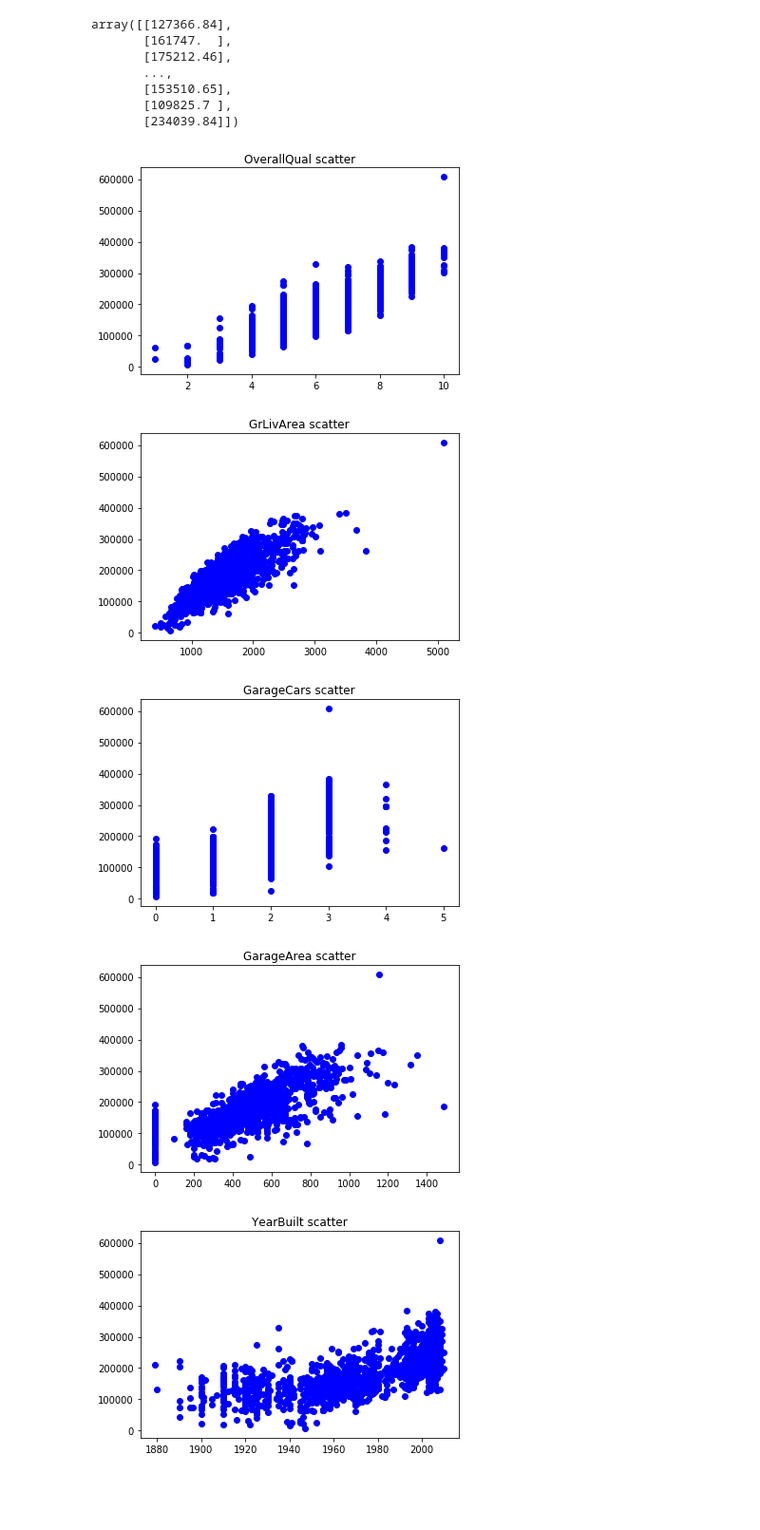
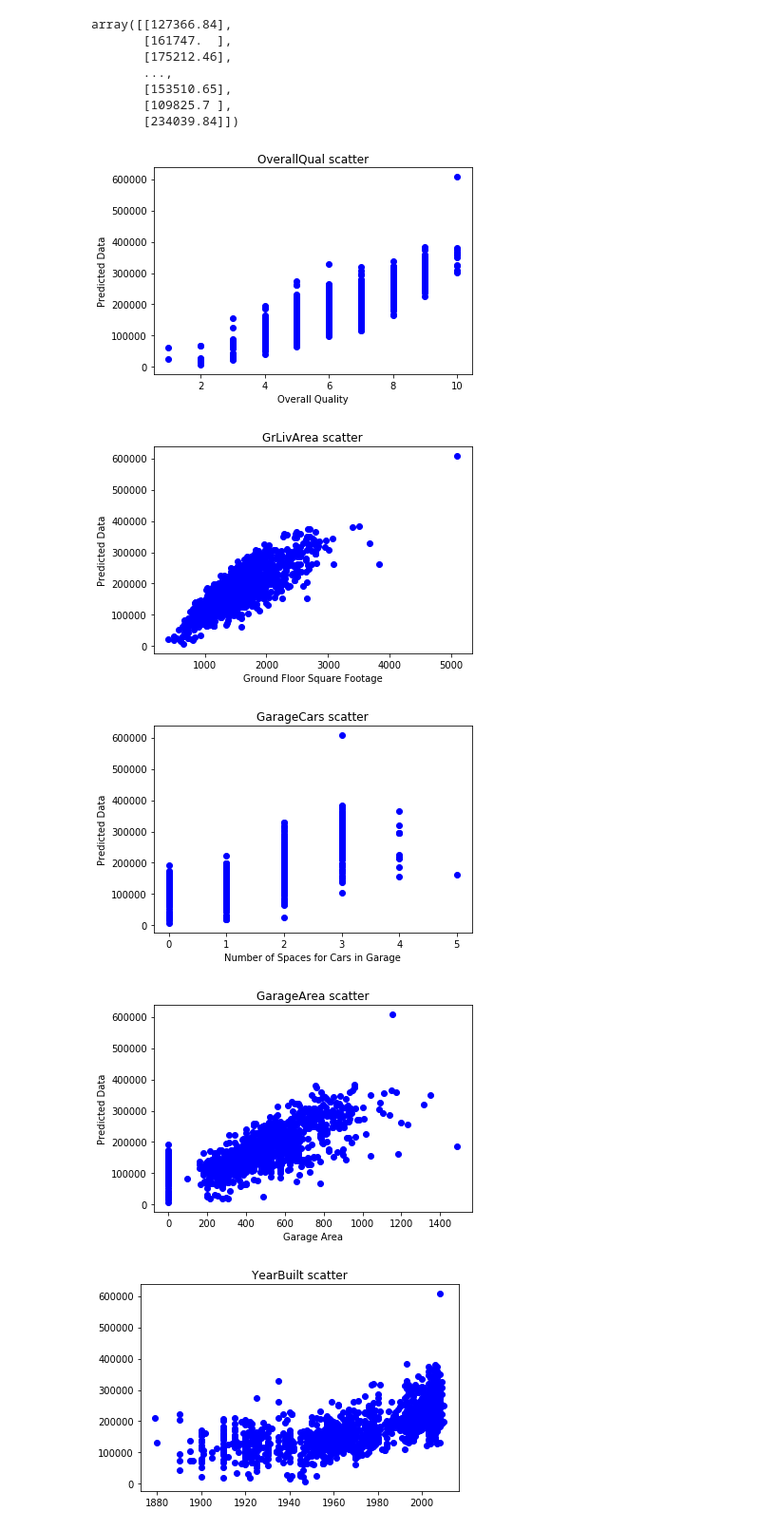
Before and after one commit to crobertson24/Final-Project, a Jupyter notebook: Housing linear regression.ipynb, the cells around one changed output. Shown at 95% size. Cells and saved outputs as stored; diff of their text form; code cells hidden in the pictures; blank space fills up the shorter version.

```diff
--- a/Housing linear regression.ipynb
+++ b/Housing linear regression.ipynb
@@ -253,27 +257,35 @@ array([[127366.84],
 # %%
 plt.scatter(X["OverallQual"] ,Ridge_test_predictions , c="blue", label="Predicted Data")
 plt.title("OverallQual scatter")
+plt.xlabel('Overall Quality')
+plt.ylabel('Predicted Data')
 plt.show()
 # %% [output]
-[figure, old version]
+[figure, new version]
 # %%
 plt.scatter(X["GrLivArea"] ,Ridge_test_predictions , c="blue", label="Predicted Data")
 plt.title("GrLivArea scatter")
+plt.xlabel('Ground Floor Square Footage')
+plt.ylabel('Predicted Data')
 plt.show()
 # %% [output]
-[figure, old version]
+[figure, new version]
 # %%
 plt.scatter(X["GarageCars"] ,Ridge_test_predictions , c="blue", label="Predicted Data")
 plt.title("GarageCars scatter")
+plt.xlabel('Number of Spaces for Cars in Garage')
+plt.ylabel('Predicted Data')
 plt.show()
 # %% [output]
-[figure, old version]
+[figure, new version]
 # %%
 plt.scatter(X["GarageArea"] ,Ridge_test_predictions , c="blue", label="Predicted Data")
 plt.title("GarageArea scatter")
+plt.xlabel('Garage Area')
+plt.ylabel('Predicted Data')
 plt.show()
 # %% [output]
-[figure, old version]
+[figure, new version]
 # %%
 plt.scatter(X["YearBuilt"] ,Ridge_test_predictions , c="blue", label="Predicted Data")
 plt.title("YearBuilt scatter")
```
Also changed, not shown: parts of 7 cells of this notebook.
